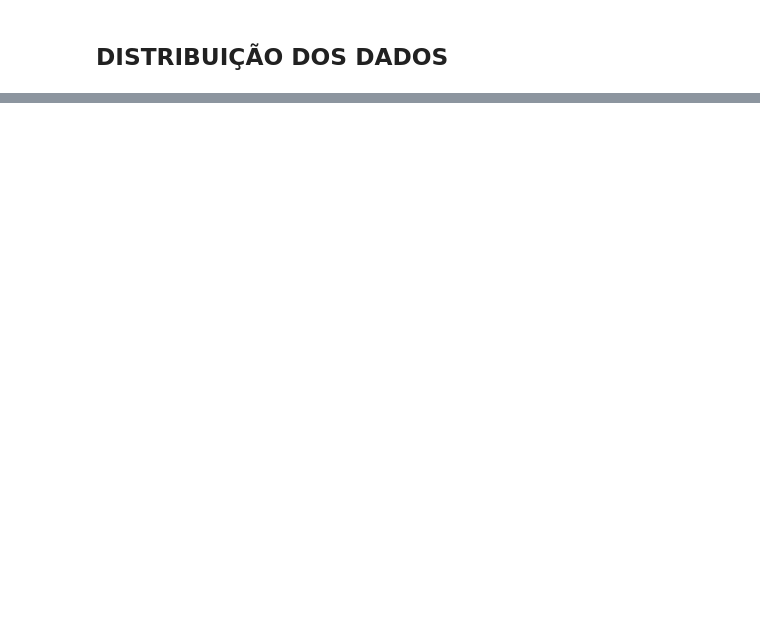
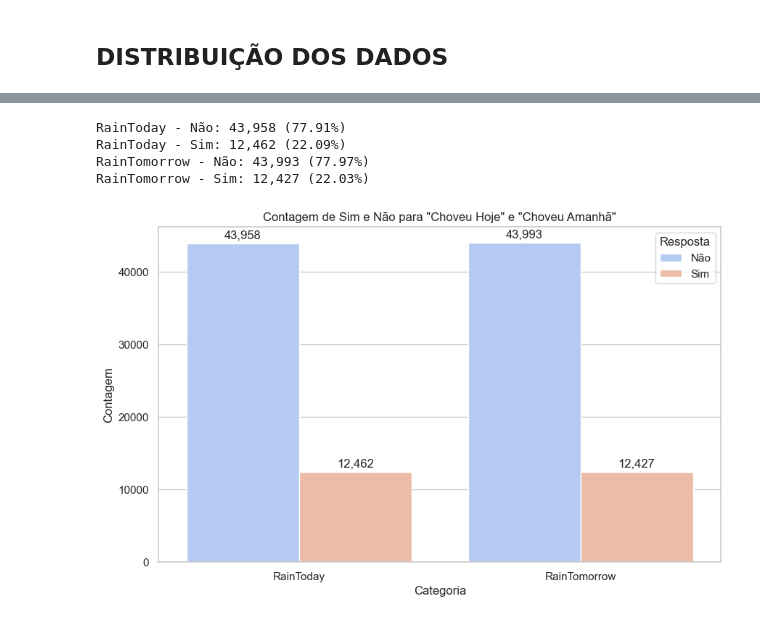
Before and after one commit to guilourenzo/master_degree_sin5007, a Jupyter notebook: CODE/FINAIS/1_ENTENDIMENTO_DOS_DADOS.ipynb, the cells around one changed output, grey strips where cells are left out. Saved outputs shown, nothing was run; the diff lists cells and outputs as text; code cells hidden in the pictures; blank space fills up the shorter version.

```diff
--- a/CODE/FINAIS/1_ENTENDIMENTO_DOS_DADOS.ipynb
+++ b/CODE/FINAIS/1_ENTENDIMENTO_DOS_DADOS.ipynb
@@ -106,0 +177,40 @@ numerical_columns = weather.select_dtypes(include=["int64", "float64"])
+# %%
+# Simplified version of the code
+
+# Filter rows without missing values and replace 'Yes'/'No' with 'Sim'/'Não'
+df_clean = weather_clean.dropna(subset=['RainToday', 'RainTomorrow']).replace({1: 'Sim', 0: 'Não'})
+
+# Count and percentage for RainToday and RainTomorrow
+counts = df_clean[['RainToday', 'RainTomorrow']].apply(pd.Series.value_counts)
+percentages = df_clean[['RainToday', 'RainTomorrow']].apply(pd.Series.value_counts, normalize=True) * 100
+
+# Print results
+for col in ['RainToday', 'RainTomorrow']:
+    for resp in ['Não', 'Sim']:
+        print(f"{col} - {resp}: {counts[col][resp]:,} ({percentages[col][resp]:.2f}%)")
+
+# Prepare DataFrame for plotting
+count_df = counts.stack().reset_index()
+count_df.columns = ['Resposta', 'Categoria', 'Contagem']
+
+# Plot bar chart
+plt.figure(figsize=(10, 6))
+ax = sns.barplot(x='Categoria', y='Contagem', hue='Resposta', data=count_df, palette='coolwarm')
+
+plt.ylabel('Contagem')
+plt.title('Contagem de Sim e Não para "Choveu Hoje" e "Choveu Amanhã"')
+plt.legend(title='Resposta')
+
+# Add labels to bars
+for p in ax.patches:
+    if p.get_height() > 0:
+        ax.annotate(f'{p.get_height():,.0f}', (p.get_x() + p.get_width() / 2., p.get_height()),
+                    ha='center', va='center', xytext=(0, 8), textcoords='offset points')
+
+plt.show()
+# %% [output]
+RainToday - Não: 43,958 (77.91%)
+RainToday - Sim: 12,462 (22.09%)
+RainTomorrow - Não: 43,993 (77.97%)
+RainTomorrow - Sim: 12,427 (22.03%)
+[figure, added]
```
Also changed, not shown: parts of 12 cells of this notebook.
